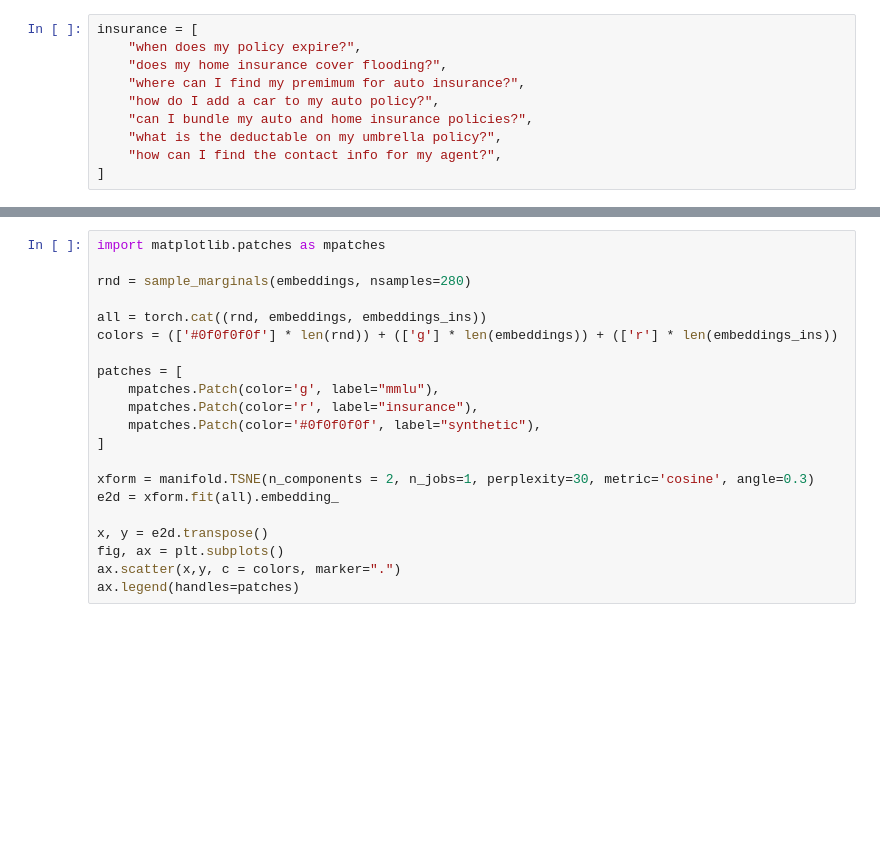
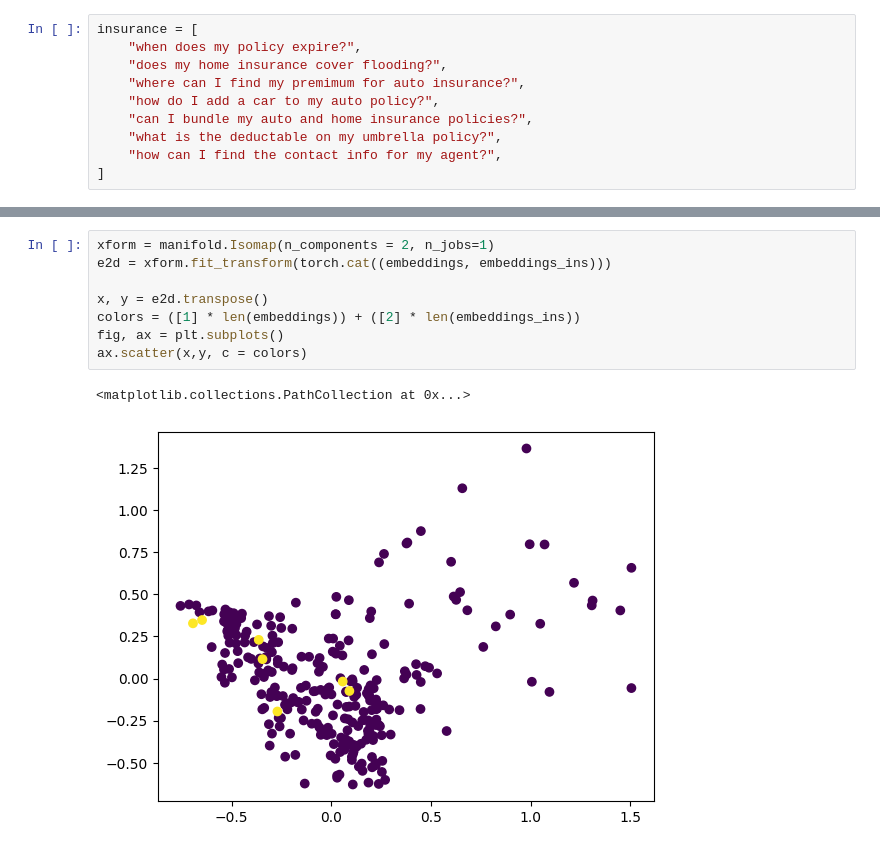
Before and after one commit to erikerlandson/datascience-wg, a Jupyter notebook: hack-scripts/model-embed-poc.ipynb, the cells around one changed output, grey strips where cells are left out. Saved outputs shown, nothing was run; the diff lists cells and outputs as text; blank space fills up the shorter version.

```diff
--- a/hack-scripts/model-embed-poc.ipynb
+++ b/hack-scripts/model-embed-poc.ipynb
@@ -110,21 +133,11 @@ embeddings_ins = model_embeddings(insurance, model, tokenizer, cache = "/opt/app
-# %%
-import matplotlib.patches as mpatches
-
-rnd = sample_marginals(embeddings, nsamples=280)
-
-all = torch.cat((rnd, embeddings, embeddings_ins))
-colors = (['#0f0f0f0f'] * len(rnd)) + (['g'] * len(embeddings)) + (['r'] * len(embeddings_ins))
-
-patches = [
-    mpatches.Patch(color='g', label="mmlu"),
-    mpatches.Patch(color='r', label="insurance"),
-    mpatches.Patch(color='#0f0f0f0f', label="synthetic"),
-]
-
-xform = manifold.TSNE(n_components = 2, n_jobs=1, perplexity=30, metric='cosine', angle=0.3)
-e2d = xform.fit(all).embedding_
-
-x, y = e2d.transpose()
-fig, ax = plt.subplots()
-ax.scatter(x,y, c = colors, marker=".")
-ax.legend(handles=patches)
+# %%
+xform = manifold.Isomap(n_components = 2, n_jobs=1)
+e2d = xform.fit_transform(torch.cat((embeddings, embeddings_ins)))
+
+x, y = e2d.transpose()
+colors = ([1] * len(embeddings)) + ([2] * len(embeddings_ins))
+fig, ax = plt.subplots()
+ax.scatter(x,y, c = colors)
+# %% [output]
+<matplotlib.collections.PathCollection at 0x...>
+[figure, added]
```
Also changed, not shown: parts of 11 cells of this notebook.
